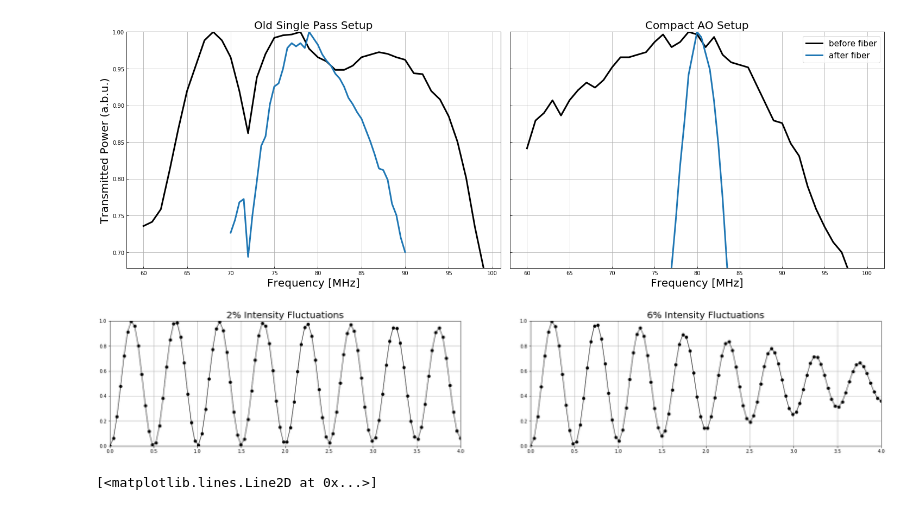
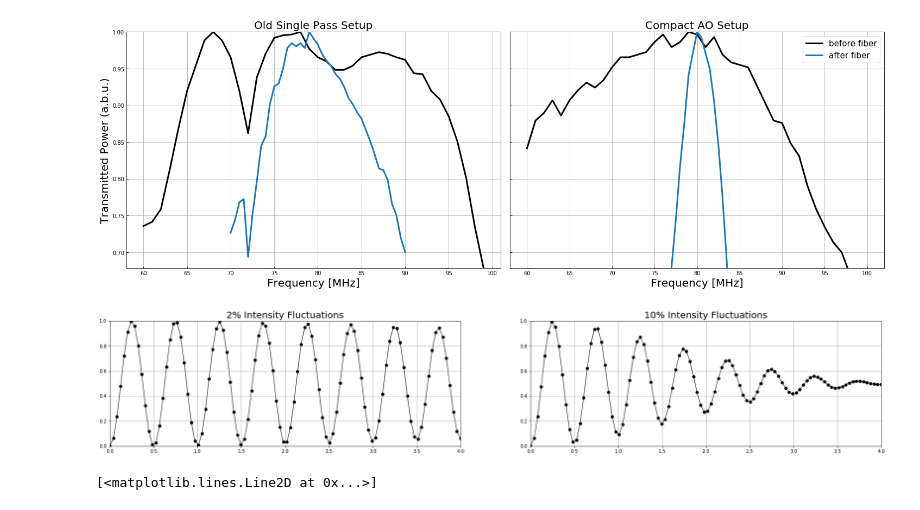
Before and after one commit to HaeffnerLab/artiq-work-lattice, a Jupyter notebook: calibration_scans/Untitled.ipynb, the cells around one changed output. Drawn from its saved outputs; the diff is of its cells as text; code cells hidden in the pictures.

```diff
--- a/calibration_scans/Untitled.ipynb
+++ b/calibration_scans/Untitled.ipynb
@@ -79,7 +79,7 @@ for ω in Ω_02:
     y_02 += f(ω, t)
 y_02 /= 1000
 
-Ω_06 = np.random.normal(1, 0.03, 1000)
+Ω_06 = np.random.normal(1, 0.05, 1000)
 y_06 = [0 for i in range(100)]
 for ω in Ω_06:
     y_06 += f(ω, t)
@@ -87,20 +87,20 @@ y_06 /= 1000
 # %%
 fig, ax = plt.subplots(1, 2, figsize=(30, 5))
 # ax.plot(tultra, f(Ω[0], tultra))
 ax[0].plot(t, y_02, marker="o", lw=1, color="k")
 ax[0].set_ylim(0, 1)
 ax[0].set_xlim(0, 4)
 ax[0].grid(True)
 ax[0].set_title("2% Intensity Fluctuations", fontsize=20)
 ax[1].plot(t, y_06, marker="o", lw=1, color="k")
 ax[1].set_ylim(0, 1)
 ax[1].set_xlim(0, 4)
 ax[1].grid(True)
-ax[1].set_title("6% Intensity Fluctuations", fontsize=20)
+ax[1].set_title("10% Intensity Fluctuations", fontsize=20)
 plt.savefig("/home/lattice/Desktop/sumanta_plot.pdf")
 plt.show()
 # %% [output]
-[figure, old version]
+[figure, new version]
 # %%
 with h5py.File("/home/lattice/data/2020-01-21/RabiFlopping/2246_16.h5", 'r') as f:
     # List all groups
```
Also changed, not shown: parts of 1 cell of this notebook, 1 other file.
